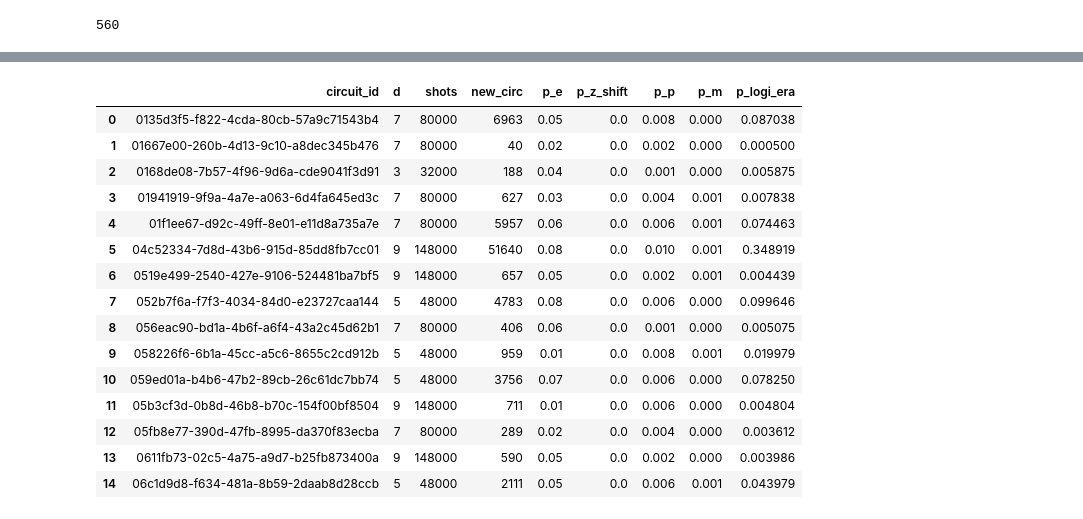
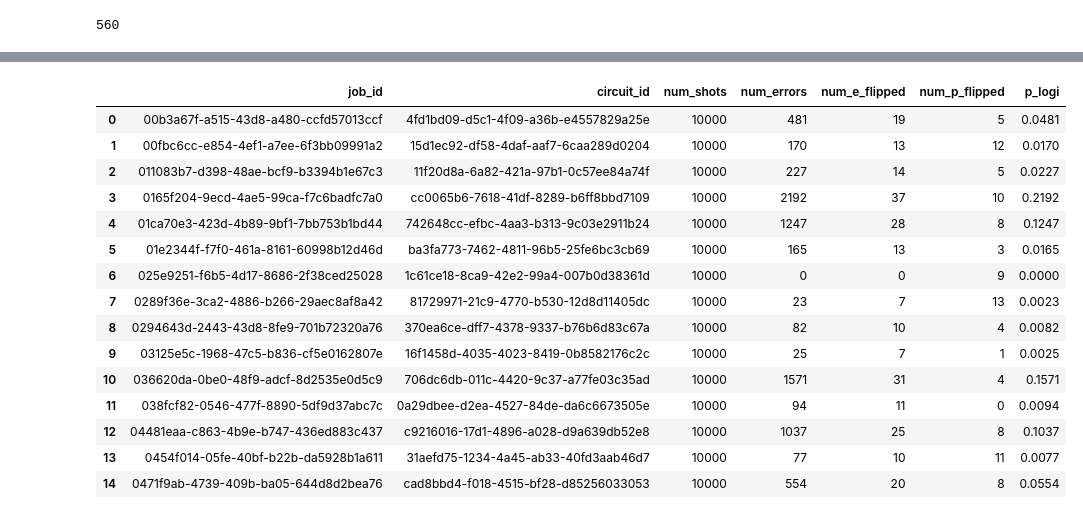
Before and after one commit to JiakaiW/surface_simulation_test, a Jupyter notebook: pack_and_analysis_importance_sampling.ipynb, the cells around one changed output, grey strips where cells are left out. Cells and saved outputs as stored; diff of their text form; code cells hidden in the pictures.

```diff
--- a/pack_and_analysis_importance_sampling.ipynb
+++ b/pack_and_analysis_importance_sampling.ipynb
@@ -233,7 +231,7 @@ import json
 import pandas as pd
 
 json_list = []
-directory = "erasure_decode_result"
+directory = "importance_sampling_part1"
 for filename in os.listdir(directory):
     if filename.endswith(".txt"):
         filepath = os.path.join(directory, filename)
@@ -243,7 +241,3 @@ for filename in os.listdir(directory):
 
 
 df = pd.DataFrame(json_list)
-# %%
-pd.set_option('display.max_rows', 10)
-
-df.head(10)
@@ -262,35 +244,31 @@ df.head(10)
 # %%
 # df.drop('job_id', axis=1, inplace=True)
 agg_rules = {
-    'shots': 'sum',
-    'new_circ': 'sum',
-    # 'normal': 'sum',
-    'p_e': 'first',
-    'p_z_shift': 'first',
-    'p_p': 'first',
-    'p_m': 'first',
+    'num_shots': 'sum',
+    'num_errors': 'sum',
+    'num_e_flipped': 'first',
+    'num_p_flipped': 'first',
 }
 
-df_grouped = df.groupby(['circuit_id', 'd']).agg(agg_rules).reset_index()
-df_grouped['p_logi_era'] = df_grouped['new_circ'] / df_grouped['shots']
-# df_grouped['p_logi_normal'] = df_grouped['normal'] / df_grouped['shots']
+df_grouped = df.groupby(['job_id', 'circuit_id']).agg(agg_rules).reset_index()
+df_grouped['p_logi'] = df_grouped['num_errors'] / df_grouped['num_shots']
 
 pd.set_option('display.max_rows', 15)
 df_grouped.head(15)
 # %% [output]
-|  | circuit_id | d | shots | new_circ | p_e | p_z_shift | p_p | p_m | p_logi_era |
-| 0 | 0135d3f5-f822-4cda-80cb-57a9c71543b4 | 7 | 80000 | 6963 | 0.05 | 0.0 | 0.008 | 0.000 | 0.087038 |
-| 1 | 01667e00-260b-4d13-9c10-a8dec345b476 | 7 | 80000 | 40 | 0.02 | 0.0 | 0.002 | 0.000 | 0.000500 |
-| 2 | 0168de08-7b57-4f96-9d6a-cde9041f3d91 | 3 | 32000 | 188 | 0.04 | 0.0 | 0.001 | 0.000 | 0.005875 |
-| 3 | 01941919-9f9a-4a7e-a063-6d4fa645ed3c | 7 | 80000 | 627 | 0.03 | 0.0 | 0.004 | 0.001 | 0.007838 |
-| 4 | 01f1ee67-d92c-49ff-8e01-e11d8a735a7e | 7 | 80000 | 5957 | 0.06 | 0.0 | 0.006 | 0.001 | 0.074463 |
-| 5 | 04c52334-7d8d-43b6-915d-85dd8fb7cc01 | 9 | 148000 | 51640 | 0.08 | 0.0 | 0.010 | 0.001 | 0.348919 |
-| 6 | 0519e499-2540-427e-9106-524481ba7bf5 | 9 | 148000 | 657 | 0.05 | 0.0 | 0.002 | 0.001 | 0.004439 |
-| 7 | 052b7f6a-f7f3-4034-84d0-e23727caa144 | 5 | 48000 | 4783 | 0.08 | 0.0 | 0.006 | 0.000 | 0.099646 |
-| 8 | 056eac90-bd1a-4b6f-a6f4-43a2c45d62b1 | 7 | 80000 | 406 | 0.06 | 0.0 | 0.001 | 0.000 | 0.005075 |
-| 9 | 058226f6-6b1a-45cc-a5c6-8655c2cd912b | 5 | 48000 | 959 | 0.01 | 0.0 | 0.008 | 0.001 | 0.019979 |
-| 10 | 059ed01a-b4b6-47b2-89cb-26c61dc7bb74 | 5 | 48000 | 3756 | 0.07 | 0.0 | 0.006 | 0.000 | 0.078250 |
-| 11 | 05b3cf3d-0b8d-46b8-b70c-154f00bf8504 | 9 | 148000 | 711 | 0.01 | 0.0 | 0.006 | 0.000 | 0.004804 |
-| 12 | 05fb8e77-390d-47fb-8995-da370f83ecba | 7 | 80000 | 289 | 0.02 | 0.0 | 0.004 | 0.000 | 0.003612 |
-| 13 | 0611fb73-02c5-4a75-a9d7-b25fb873400a | 9 | 148000 | 590 | 0.05 | 0.0 | 0.002 | 0.000 | 0.003986 |
-| 14 | 06c1d9d8-f634-481a-8b59-2daab8d28ccb | 5 | 48000 | 2111 | 0.05 | 0.0 | 0.006 | 0.001 | 0.043979 |
+|  | job_id | circuit_id | num_shots | num_errors | num_e_flipped | num_p_flipped | p_logi |
+| 0 | 00b3a67f-a515-43d8-a480-ccfd57013ccf | 4fd1bd09-d5c1-4f09-a36b-e4557829a25e | 10000 | 481 | 19 | 5 | 0.0481 |
+| 1 | 00fbc6cc-e854-4ef1-a7ee-6f3bb09991a2 | 15d1ec92-df58-4daf-aaf7-6caa289d0204 | 10000 | 170 | 13 | 12 | 0.0170 |
+| 2 | 011083b7-d398-48ae-bcf9-b3394b1e67c3 | 11f20d8a-6a82-421a-97b1-0c57ee84a74f | 10000 | 227 | 14 | 5 | 0.0227 |
+| 3 | 0165f204-9ecd-4ae5-99ca-f7c6badfc7a0 | cc0065b6-7618-41df-8289-b6ff8bbd7109 | 10000 | 2192 | 37 | 10 | 0.2192 |
+| 4 | 01ca70e3-423d-4b89-9bf1-7bb753b1bd44 | 742648cc-efbc-4aa3-b313-9c03e2911b24 | 10000 | 1247 | 28 | 8 | 0.1247 |
+| 5 | 01e2344f-f7f0-461a-8161-60998b12d46d | ba3fa773-7462-4811-96b5-25fe6bc3cb69 | 10000 | 165 | 13 | 3 | 0.0165 |
+| 6 | 025e9251-f6b5-4d17-8686-2f38ced25028 | 1c61ce18-8ca9-42e2-99a4-007b0d38361d | 10000 | 0 | 0 | 9 | 0.0000 |
+| 7 | 0289f36e-3ca2-4886-b266-29aec8af8a42 | 81729971-21c9-4770-b530-12d8d11405dc | 10000 | 23 | 7 | 13 | 0.0023 |
+| 8 | 0294643d-2443-43d8-8fe9-701b72320a76 | 370ea6ce-dff7-4378-9337-b76b6d83c67a | 10000 | 82 | 10 | 4 | 0.0082 |
+| 9 | 03125e5c-1968-47c5-b836-cf5e0162807e | 16f1458d-4035-4023-8419-0b8582176c2c | 10000 | 25 | 7 | 1 | 0.0025 |
+| 10 | 036620da-0be0-48f9-adcf-8d2535e0d5c9 | 706dc6db-011c-4420-9c37-a77fe03c35ad | 10000 | 1571 | 31 | 4 | 0.1571 |
+| 11 | 038fcf82-0546-477f-8890-5df9d37abc7c | 0a29dbee-d2ea-4527-84de-da6c6673505e | 10000 | 94 | 11 | 0 | 0.0094 |
+| 12 | 04481eaa-c863-4b9e-b747-436ed883c437 | c9216016-17d1-4896-a028-d9a639db52e8 | 10000 | 1037 | 25 | 8 | 0.1037 |
+| 13 | 0454f014-05fe-40bf-b22b-da5928b1a611 | 31aefd75-1234-4a45-ab33-40fd3aab46d7 | 10000 | 77 | 10 | 11 | 0.0077 |
+| 14 | 0471f9ab-4739-409b-ba05-644d8d2bea76 | cad8bbd4-f018-4515-bf28-d85256033053 | 10000 | 554 | 20 | 8 | 0.0554 |
```
Also changed, not shown: parts of 11 cells of this notebook, 11 other files.
